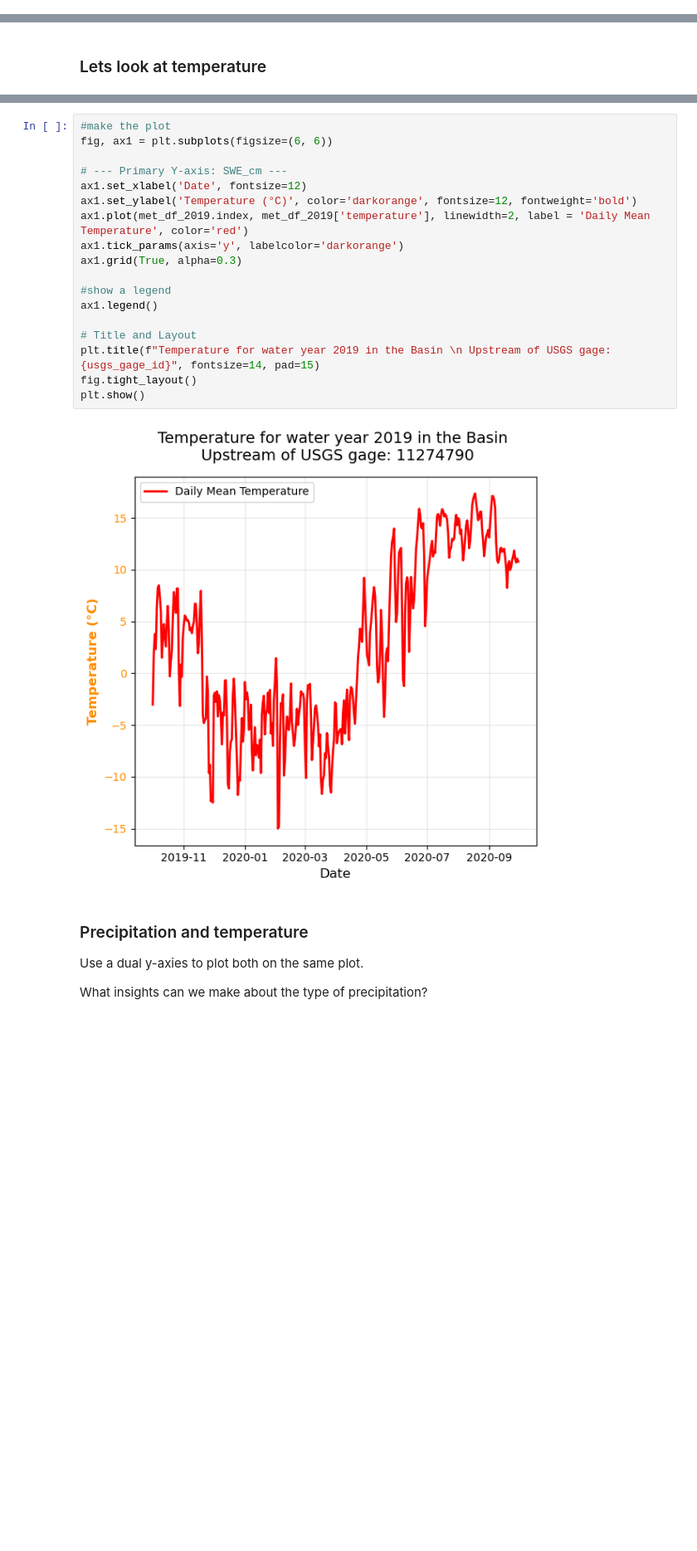
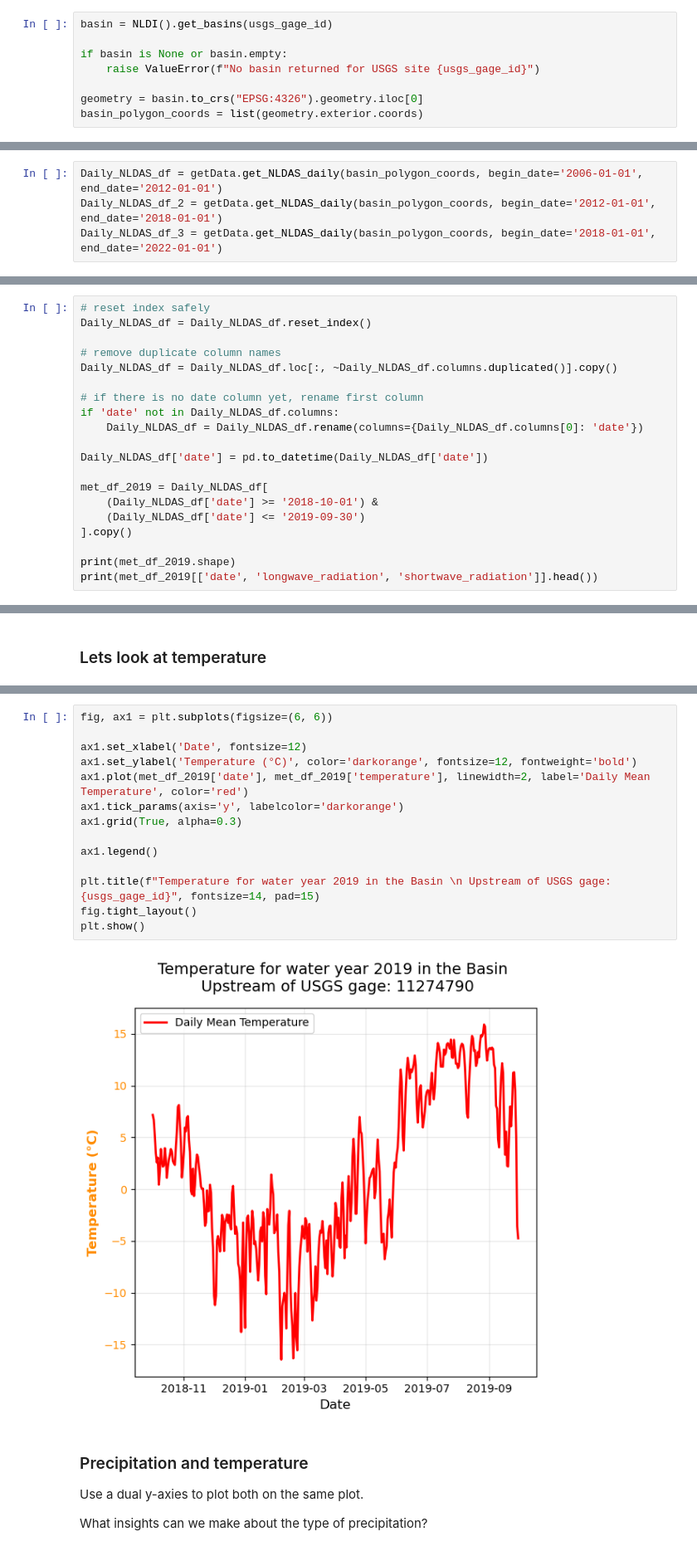
Before and after one commit to UUHydroInformatics/Data-Acquisition-Processing-Analysis, a Jupyter notebook: EE_metdata.ipynb, the cells around one changed output, grey strips where cells are left out. Shown at 83% size. Cells and saved outputs as stored; diff of their text form; blank space fills up the shorter version.

```diff
--- a/EE_metdata.ipynb
+++ b/EE_metdata.ipynb
@@ -46,3 +41,11 @@ basin_polygon_coords = list(geometry.exterior.coords)
+# %%
+basin = NLDI().get_basins(usgs_gage_id)
+
+if basin is None or basin.empty:
+    raise ValueError(f"No basin returned for USGS site {usgs_gage_id}")
+
+geometry = basin.to_crs("EPSG:4326").geometry.iloc[0]
+basin_polygon_coords = list(geometry.exterior.coords)
 # %%
 #we can get hourly data  but it can take a long time and crash if the start and end date are too far apart
 hourly_NLDAS_df = getData.get_NLDAS_hourly(basin_polygon_coords)
@@ -150,0 +134,4 @@ plt.show()
+# %%
+Daily_NLDAS_df = getData.get_NLDAS_daily(basin_polygon_coords, begin_date='2006-01-01', end_date='2012-01-01')
+Daily_NLDAS_df_2 = getData.get_NLDAS_daily(basin_polygon_coords, begin_date='2012-01-01', end_date='2018-01-01')
+Daily_NLDAS_df_3 = getData.get_NLDAS_daily(basin_polygon_coords, begin_date='2018-01-01', end_date='2022-01-01')
@@ -150,0 +203,20 @@ plt.show()
+# %%
+# reset index safely
+Daily_NLDAS_df = Daily_NLDAS_df.reset_index()
+
+# remove duplicate column names
+Daily_NLDAS_df = Daily_NLDAS_df.loc[:, ~Daily_NLDAS_df.columns.duplicated()].copy()
+
+# if there is no date column yet, rename first column
+if 'date' not in Daily_NLDAS_df.columns:
+    Daily_NLDAS_df = Daily_NLDAS_df.rename(columns={Daily_NLDAS_df.columns[0]: 'date'})
+
+Daily_NLDAS_df['date'] = pd.to_datetime(Daily_NLDAS_df['date'])
+
+met_df_2019 = Daily_NLDAS_df[
+    (Daily_NLDAS_df['date'] >= '2018-10-01') &
+    (Daily_NLDAS_df['date'] <= '2019-09-30')
+].copy()
+
+print(met_df_2019.shape)
+print(met_df_2019[['date', 'longwave_radiation', 'shortwave_radiation']].head())
@@ -161,23 +294,19 @@ Index(['convective_fraction', 'longwave_radiation', 'potential_energy',
 # %%
-#make the plot
 fig, ax1 = plt.subplots(figsize=(6, 6))
 
-# --- Primary Y-axis: SWE_cm ---
 ax1.set_xlabel('Date', fontsize=12)
 ax1.set_ylabel('Temperature (°C)', color='darkorange', fontsize=12, fontweight='bold')
-ax1.plot(met_df_2019.index, met_df_2019['temperature'], linewidth=2, label = 'Daily Mean Temperature', color='red')
+ax1.plot(met_df_2019['date'], met_df_2019['temperature'], linewidth=2, label='Daily Mean Temperature', color='red')
 ax1.tick_params(axis='y', labelcolor='darkorange')
 ax1.grid(True, alpha=0.3)
 
-#show a legend
 ax1.legend()
 
-# Title and Layout
 plt.title(f"Temperature for water year 2019 in the Basin \n Upstream of USGS gage: {usgs_gage_id}", fontsize=14, pad=15)
 fig.tight_layout()
 plt.show()
 # %% [output]
-[figure, old version]
+[figure, new version]
 # %% [markdown]
 ### Precipitation and temperature
 
```
Also changed, not shown: parts of 25 cells of this notebook, 4 other files.
